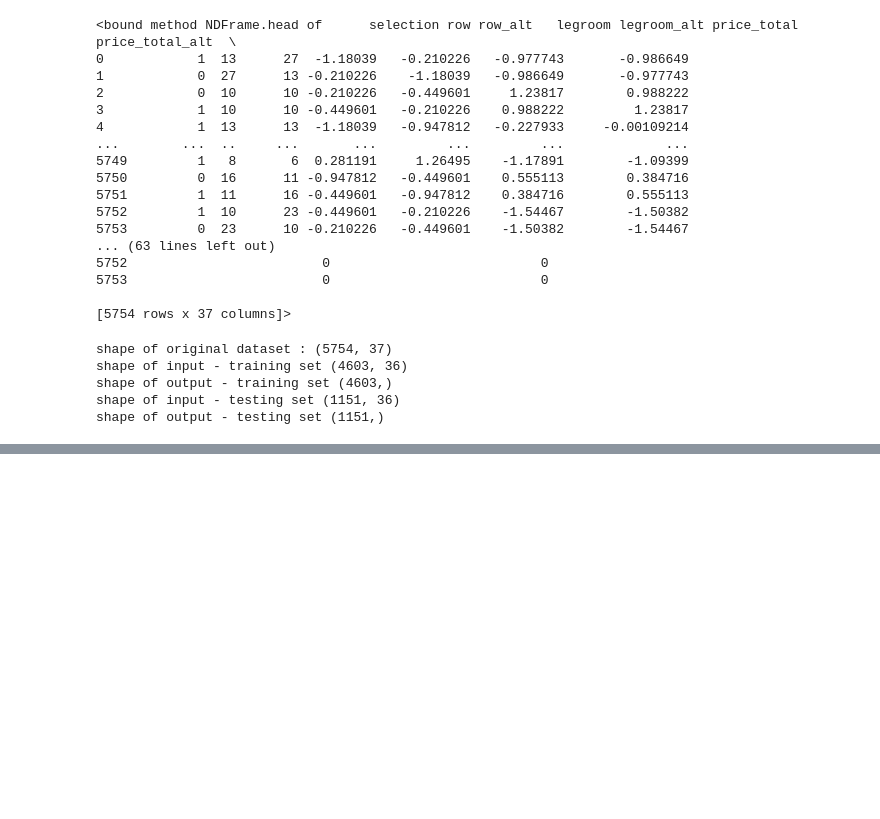
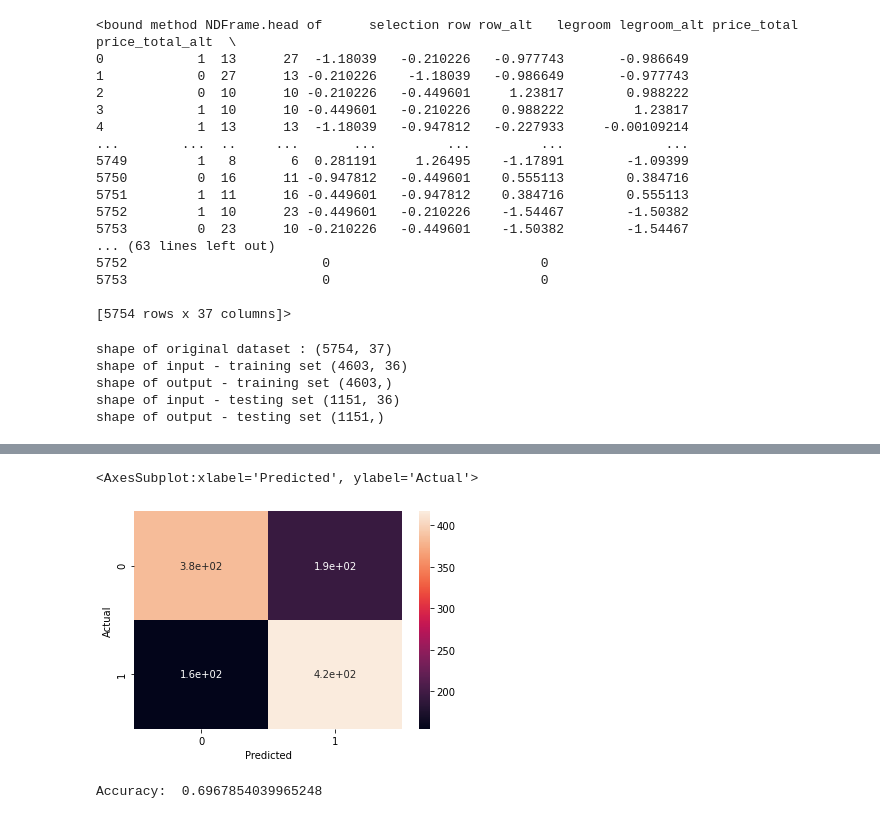
Before and after one commit to rwengstrom/AlaskaCapstone, a Jupyter notebook: Logistic.ipynb, the cells around one changed output, grey strips where cells are left out. Cells and saved outputs as stored; diff of their text form; code cells hidden in the pictures; blank space fills up the shorter version.

```diff
--- a/Logistic.ipynb
+++ b/Logistic.ipynb
@@ -540,16 +540,16 @@ df_clean_dummies.head
 # Define output variable
 y = df_clean_dummies.selection
 # Drop output variable from dataset to form input vector
-x = df_clean_dummies.drop('selection', axis=1)
+X = df_clean_dummies.drop('selection', axis=1)
 
 
 # Use sklearn function train_test_split() to performa an 80-20 split
-x_train, x_test, y_train, y_test = train_test_split(x,y,test_size = 0.2)
+X_train, X_test, y_train, y_test = train_test_split(X,y,test_size = 0.2)
 # Verify shape of different sets
 print("shape of original dataset :",df_clean_dummies.shape)
-print("shape of input - training set", x_train.shape)
+print("shape of input - training set", X_train.shape)
 print("shape of output - training set", y_train.shape)
-print("shape of input - testing set", x_test.shape)
+print("shape of input - testing set", X_test.shape)
 print("shape of output - testing set", y_test.shape)
 # %% [output]
 shape of original dataset : (5754, 37)
@@ -582,0 +560,5 @@ accuracy_percentage
+# %%
+# Create basic logistic regression model
+log_reg = LogisticRegression(max_iter = 500)
+log_reg.fit(X_train,y_train)
+y_pred = log_reg.predict(X_test)
@@ -582,0 +573,13 @@ accuracy_percentage
+# %%
+#Print Confusion Matrix
+confusion_matrix = pd.crosstab(y_test, y_pred, rownames=['Actual'], colnames=['Predicted'])
+sns.heatmap(confusion_matrix, annot=True)
+# %% [output]
+<AxesSubplot:xlabel='Predicted', ylabel='Actual'>
+[figure, added]
+# %%
+#Print Accuracy Score
+print('Accuracy: ',metrics.accuracy_score(y_test, y_pred))
+plt.show()
+# %% [output]
+Accuracy:  0.6967854039965248
```
Also changed, not shown: parts of 14 cells of this notebook.
